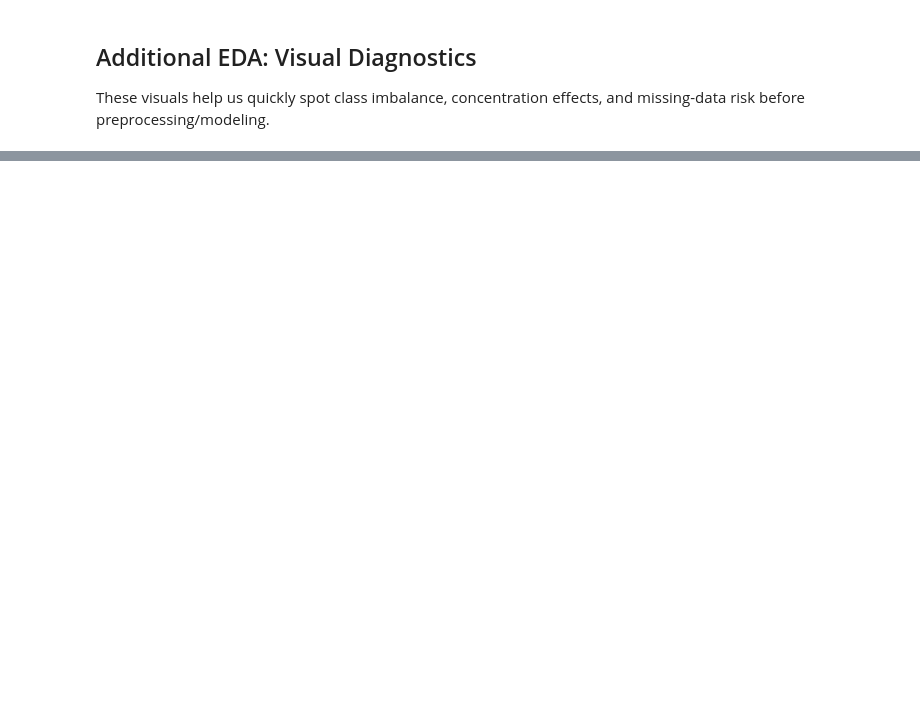
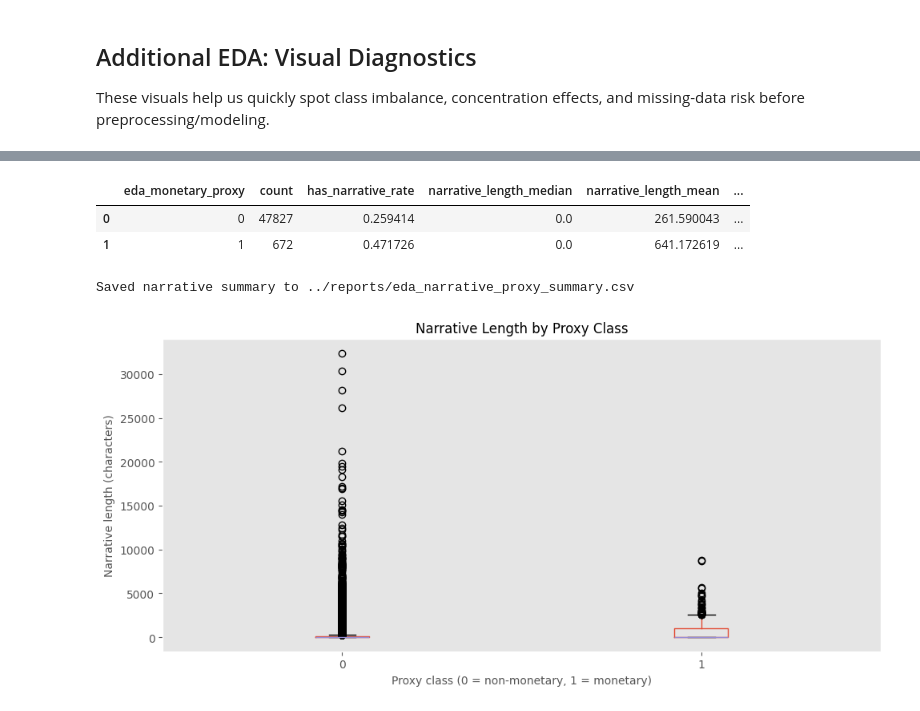
Before and after one commit to aminbadh/cfpb-complaint, a Jupyter notebook: notebooks/01_data_loading_and_eda.ipynb, the cells around one changed output, grey strips where cells are left out. Drawn from its saved outputs; the diff is of its cells as text; code cells hidden in the pictures; blank space fills up the shorter version.

```diff
--- a/notebooks/01_data_loading_and_eda.ipynb
+++ b/notebooks/01_data_loading_and_eda.ipynb
@@ -195,0 +376,44 @@ plot_top_counts(df, 'Company response to consumer', top_n=10, title='Company Res
+# %%
+# Narrative diagnostics by proxy class
+if eda_base is not None and 'Consumer complaint narrative' in eda_base.columns:
+    narrative_df = eda_base[['Consumer complaint narrative', 'eda_monetary_proxy']].copy()
+    narrative_df['has_narrative'] = narrative_df['Consumer complaint narrative'].notna().astype(int)
+    narrative_df['narrative_length'] = (
+        narrative_df['Consumer complaint narrative']
+        .fillna('')
+        .astype(str)
+        .str.len()
+    )
+
+    narrative_summary = (
+        narrative_df.groupby('eda_monetary_proxy')
+        .agg(
+            count=('eda_monetary_proxy', 'size'),
+            has_narrative_rate=('has_narrative', 'mean'),
+            narrative_length_median=('narrative_length', 'median'),
+            narrative_length_mean=('narrative_length', 'mean')
+        )
+        .reset_index()
+    )
+    narrative_summary['has_narrative_rate_pct'] = (narrative_summary['has_narrative_rate'] * 100).round(2)
+    display(narrative_summary)
+
+    out_path = Path('../reports/eda_narrative_proxy_summary.csv')
+    narrative_summary.to_csv(out_path, index=False)
+    print(f'Saved narrative summary to {out_path}')
+
+    ax = narrative_df.boxplot(column='narrative_length', by='eda_monetary_proxy', grid=False)
+    plt.title('Narrative Length by Proxy Class')
+    plt.suptitle('')
+    ax.set_xlabel('Proxy class (0 = non-monetary, 1 = monetary)')
+    ax.set_ylabel('Narrative length (characters)')
+    plt.tight_layout()
+    plt.show()
+else:
+    print('Consumer complaint narrative column not available for narrative diagnostics.')
+# %% [output]
+|  | eda_monetary_proxy | count | has_narrative_rate | narrative_length_median | narrative_length_mean | ... |
+| 0 | 0 | 47827 | 0.259414 | 0.0 | 261.590043 | ... |
+| 1 | 1 | 672 | 0.471726 | 0.0 | 641.172619 | ... |
+Saved narrative summary to ../reports/eda_narrative_proxy_summary.csv
+[figure, added]
```
Also changed, not shown: parts of 18 cells of this notebook, 15 other files.
